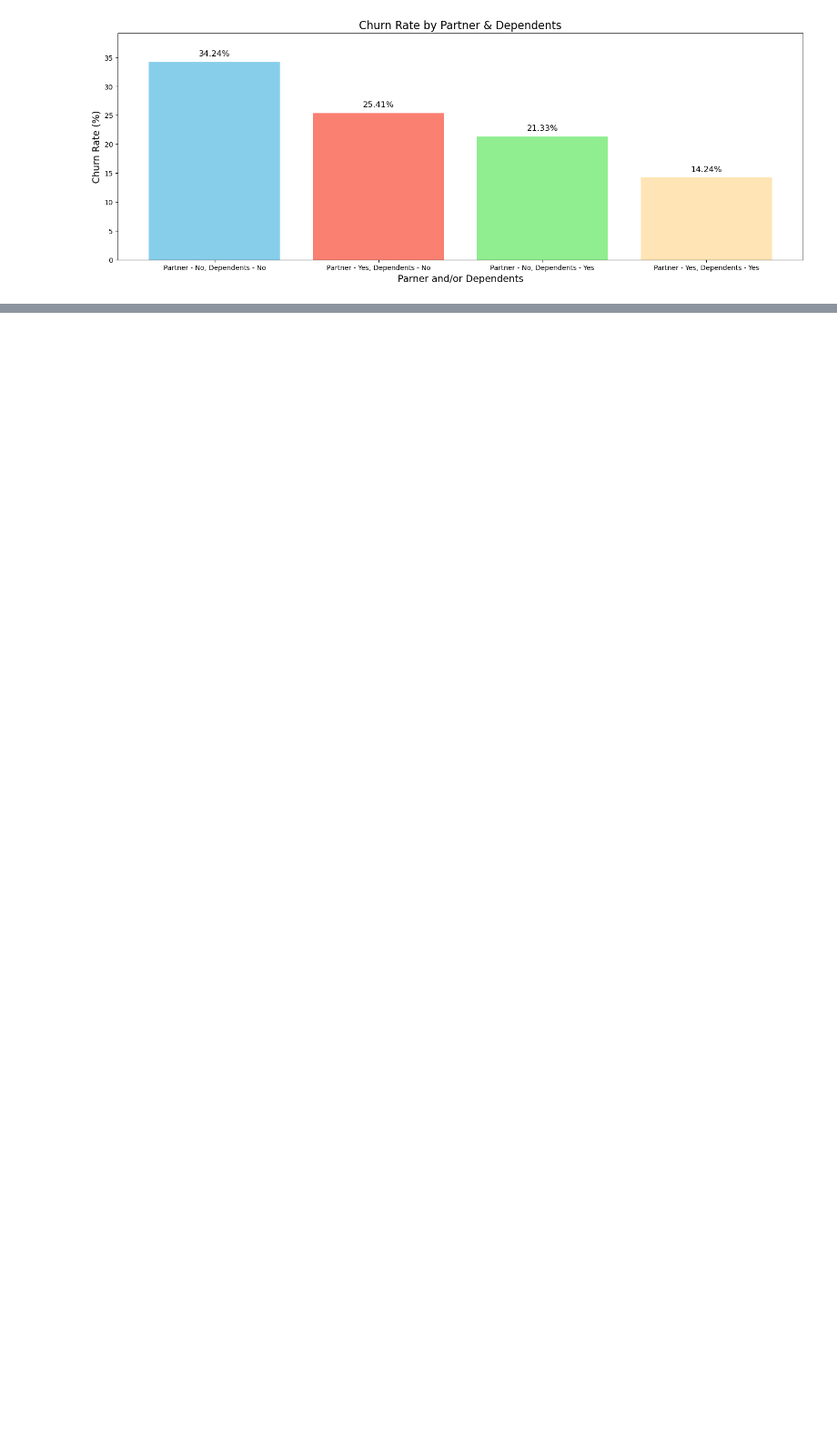
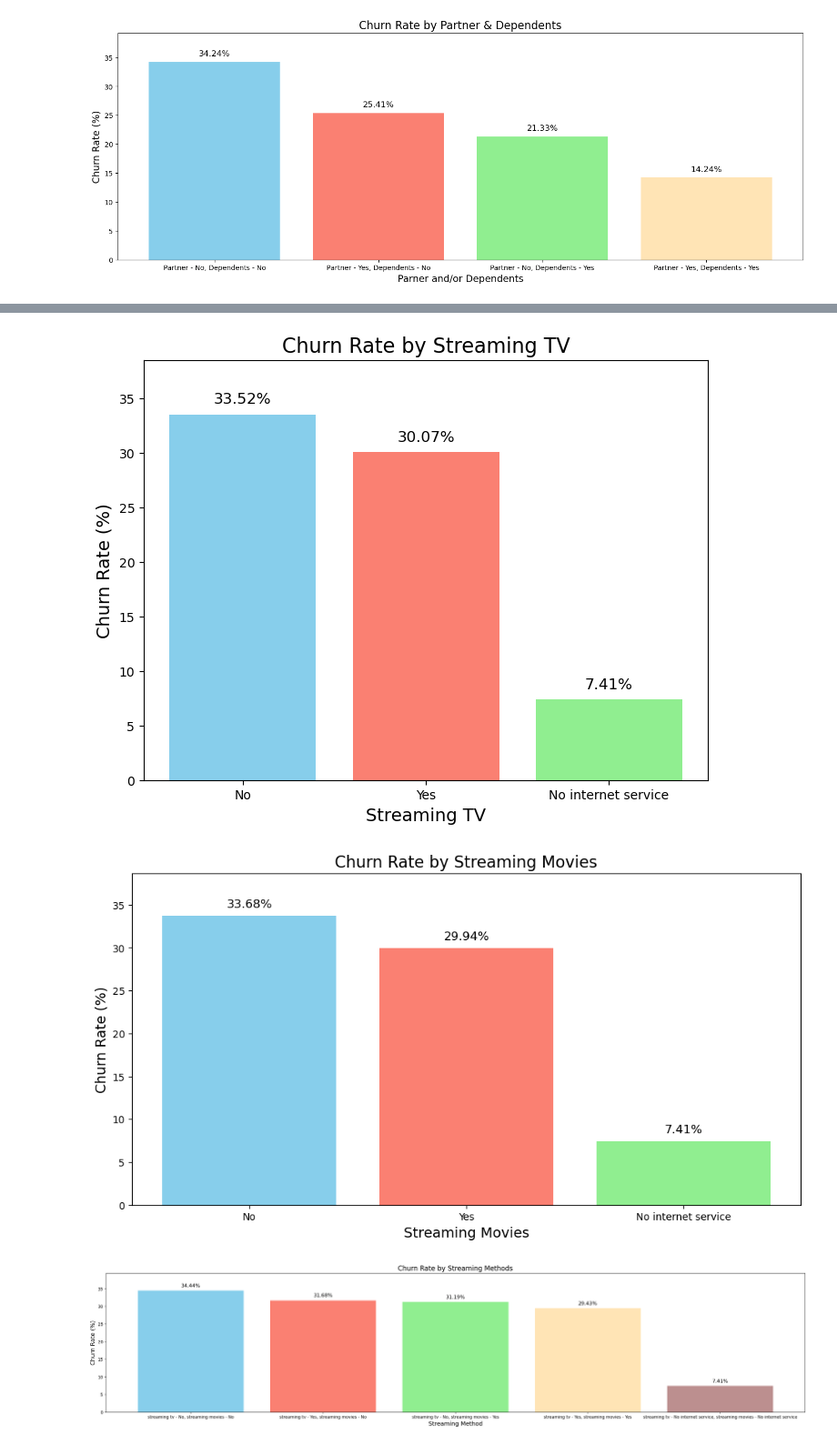
Before and after one commit to Bisolaafro/customer_churn_analysis, a Jupyter notebook: visualizations.ipynb, the cells around one changed output, grey strips where cells are left out. Shown at 91% size. Cells and saved outputs as stored; diff of their text form; code cells hidden in the pictures; blank space fills up the shorter version.

```diff
--- a/visualizations.ipynb
+++ b/visualizations.ipynb
@@ -257,0 +341,71 @@ plt.show()
+# %%
+# Loading csvs
+file_path_1 = 'analysis_files/streaming_tv_churn_rate.csv'
+streaming_tv_churn_data = pd.read_csv(file_path_1)
+
+file_path_2 = 'analysis_files/streaming_movies_churn_rate.csv'
+streaming_movies_churn_data = pd.read_csv(file_path_2)
+
+file_path_3 = 'analysis_files/streaming_churn_rate.csv'
+streaming_churn_data = pd.read_csv(file_path_3)
+
+# Plotting churn rate by streaming tv
+plt.figure(figsize=(8, 6))
+plt.bar(streaming_tv_churn_data['streamingtv'], streaming_tv_churn_data['churn_rate'], color=['skyblue', 'salmon', 'lightgreen'])
+
+# Adding title and labels
+plt.title('Churn Rate by Streaming TV', fontsize=16)
+plt.xlabel('Streaming TV', fontsize=14)
+plt.ylabel('Churn Rate (%)', fontsize=14)
+plt.ylim(0, max(streaming_tv_churn_data['churn_rate']) + 5)
+
+# Adding text labels on the bars
+for index, value in enumerate(streaming_tv_churn_data['churn_rate']):
+    plt.text(index, value + 1, f'{value:.2f}%', ha='center', fontsize=12)
+
+# Display plot
+plt.show()
+
+
+# Plotting churn rate by streaming movies
+plt.figure(figsize=(12, 6))
+plt.bar(streaming_movies_churn_data['streamingmovies'], streaming_movies_churn_data['churn_rate'],
+        color=['skyblue', 'salmon', 'lightgreen'])
+
+# Adding title and labels
+plt.title('Churn Rate by Streaming Movies', fontsize=16)
+plt.xlabel('Streaming Movies', fontsize=14)
+plt.ylabel('Churn Rate (%)', fontsize=14)
+plt.ylim(0, max(streaming_movies_churn_data['churn_rate']) + 5)
+
+# Adding text labels on the bars
+for index, value in enumerate(streaming_movies_churn_data['churn_rate']):
+    plt.text(index, value + 1, f'{value:.2f}%', ha='center', fontsize=12)
+
+# Display plot
+plt.show()
+
+
+# Plotting churn rate by streaming services
+plt.figure(figsize=(30, 6))
+plt.bar('streaming tv - '+streaming_churn_data['streamingtv'] + ', streaming movies - '
+        +streaming_churn_data['streamingmovies'],
+        streaming_churn_data['churn_rate'], color=['skyblue', 'salmon',
+        'lightgreen', 'moccasin', 'rosybrown'])
+
+# Adding title and labels
+plt.title('Churn Rate by Streaming Methods', fontsize=16)
+plt.xlabel('Streaming Method', fontsize=14)
+plt.ylabel('Churn Rate (%)', fontsize=14)
+plt.ylim(0, max(streaming_churn_data['churn_rate']) + 5)
+
+# Adding text labels on the bars
+for index, value in enumerate(streaming_churn_data['churn_rate']):
+    plt.text(index, value + 1, f'{value:.2f}%', ha='center', fontsize=12)
+
+# Display plot
+plt.show()
+# %% [output]
+[figure, added]
+[figure, added]
+[figure, added]
```
Also changed, not shown: parts of 6 cells of this notebook, 13 other files.
